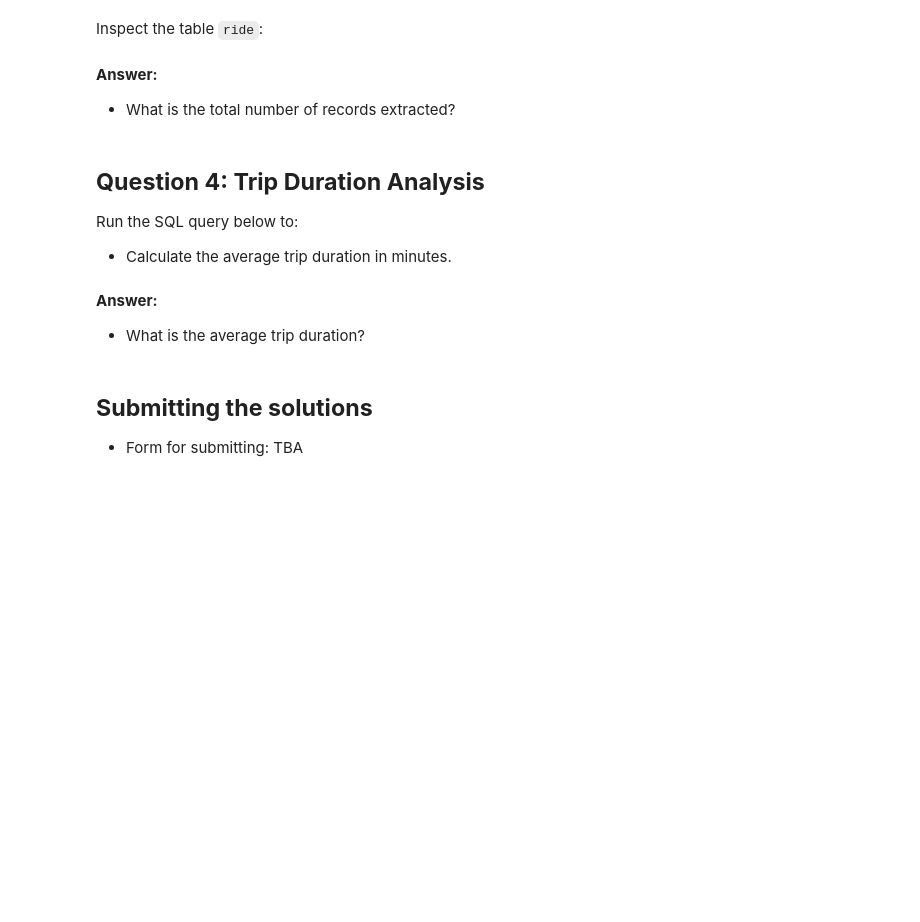
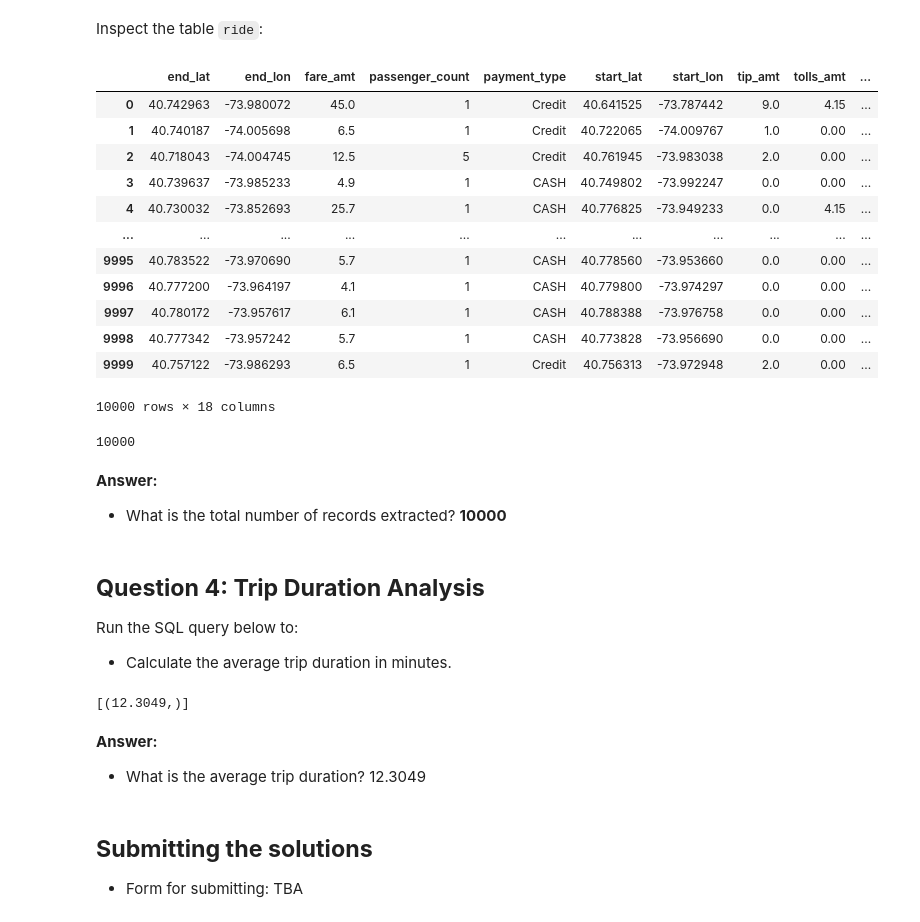
Before and after one commit to AuraFrizzati/DE-Zoomcamp-AF, a Jupyter notebook: dlt_masterclass/DEZoomcamp_dlt_Homework.ipynb, the cells around one changed output. Saved outputs shown, nothing was run; the diff lists cells and outputs as text; code cells hidden in the pictures; blank space fills up the shorter version.

```diff
--- a/dlt_masterclass/DEZoomcamp_dlt_Homework.ipynb
+++ b/dlt_masterclass/DEZoomcamp_dlt_Homework.ipynb
@@ -76,13 +76,27 @@ from dlt.sources.helpers.rest_client.paginators import PageNumberPaginator
 
 
 # your code is here
+# Define the API resource for NYC taxi data
+@dlt.resource(name="rides_HW")   # <--- The name of the resource (will be used as the table name)
+def ny_taxi_HW():
+    client = RESTClient(
+        base_url="https://us-central1-dlthub-analytics.cloudfunctions.net",
+        paginator=PageNumberPaginator(
+            base_page=1,
+            total_path=None
+        )
+    )
 
-pipeline = dlt.pipeline(
-    pipeline_name="ny_taxi_pipeline",
+    for page in client.paginate("data_engineering_zoomcamp_api"):    # <--- API endpoint for retrieving taxi ride data
+        yield page   # <--- yield data to manage memory
+
+
+pipeline_HW = dlt.pipeline(
+    pipeline_name="ny_taxi_pipeline_HW",
     destination="duckdb",
-    dataset_name="ny_taxi_data"
+    dataset_name="ny_taxi_data_HW"
 )
 # %%
-load_info = pipeline.run(ny_taxi)
+load_info = pipeline_HW.run(ny_taxi_HW)
 print(load_info)
 # %% [output]
@@ -112,11 +145,29 @@ conn.sql("DESCRIBE").df()
 # %% [markdown]
 Inspect the table `ride`:
 # %%
-df = pipeline.dataset(dataset_type="default").rides.df()
+df = pipeline_HW.dataset(dataset_type="default").rides_hw.df()
 df
+# %% [output]
+|  | end_lat | end_lon | fare_amt | passenger_count | payment_type | start_lat | start_lon | tip_amt | tolls_amt | ... |
+| 0 | 40.742963 | -73.980072 | 45.0 | 1 | Credit | 40.641525 | -73.787442 | 9.0 | 4.15 | ... |
+| 1 | 40.740187 | -74.005698 | 6.5 | 1 | Credit | 40.722065 | -74.009767 | 1.0 | 0.00 | ... |
+| 2 | 40.718043 | -74.004745 | 12.5 | 5 | Credit | 40.761945 | -73.983038 | 2.0 | 0.00 | ... |
+| 3 | 40.739637 | -73.985233 | 4.9 | 1 | CASH | 40.749802 | -73.992247 | 0.0 | 0.00 | ... |
+| 4 | 40.730032 | -73.852693 | 25.7 | 1 | CASH | 40.776825 | -73.949233 | 0.0 | 4.15 | ... |
+| ... | ... | ... | ... | ... | ... | ... | ... | ... | ... | ... |
+| 9995 | 40.783522 | -73.970690 | 5.7 | 1 | CASH | 40.778560 | -73.953660 | 0.0 | 0.00 | ... |
+| 9996 | 40.777200 | -73.964197 | 4.1 | 1 | CASH | 40.779800 | -73.974297 | 0.0 | 0.00 | ... |
+| 9997 | 40.780172 | -73.957617 | 6.1 | 1 | CASH | 40.788388 | -73.976758 | 0.0 | 0.00 | ... |
+| 9998 | 40.777342 | -73.957242 | 5.7 | 1 | CASH | 40.773828 | -73.956690 | 0.0 | 0.00 | ... |
+| 9999 | 40.757122 | -73.986293 | 6.5 | 1 | Credit | 40.756313 | -73.972948 | 2.0 | 0.00 | ... |
+10000 rows × 18 columns
+# %%
+df.shape[0]
+# %% [output]
+10000
 # %% [markdown]
 **Answer:**
-* What is the total number of records extracted?
+* What is the total number of records extracted? **10000**
 # %% [markdown]
 ## **Question 4: Trip Duration Analysis**
 
@@ -124,19 +175,21 @@ Run the SQL query below to:
 
 * Calculate the average trip duration in minutes.
 # %%
-with pipeline.sql_client() as client:
+with pipeline_HW.sql_client() as client:
     res = client.execute_sql(
             """
             SELECT
             AVG(date_diff('minute', trip_pickup_date_time, trip_dropoff_date_time))
-            FROM rides;
+            FROM rides_HW;
             """
         )
     # Prints column values of the first row
     print(res)
+# %% [output]
+[(12.3049,)]
 # %% [markdown]
 **Answer:**
-* What is the average trip duration?
+* What is the average trip duration? 12.3049
 # %% [markdown]
 ## **Submitting the solutions**
 
```
Also changed, not shown: parts of 5 cells of this notebook, 2 other files.
